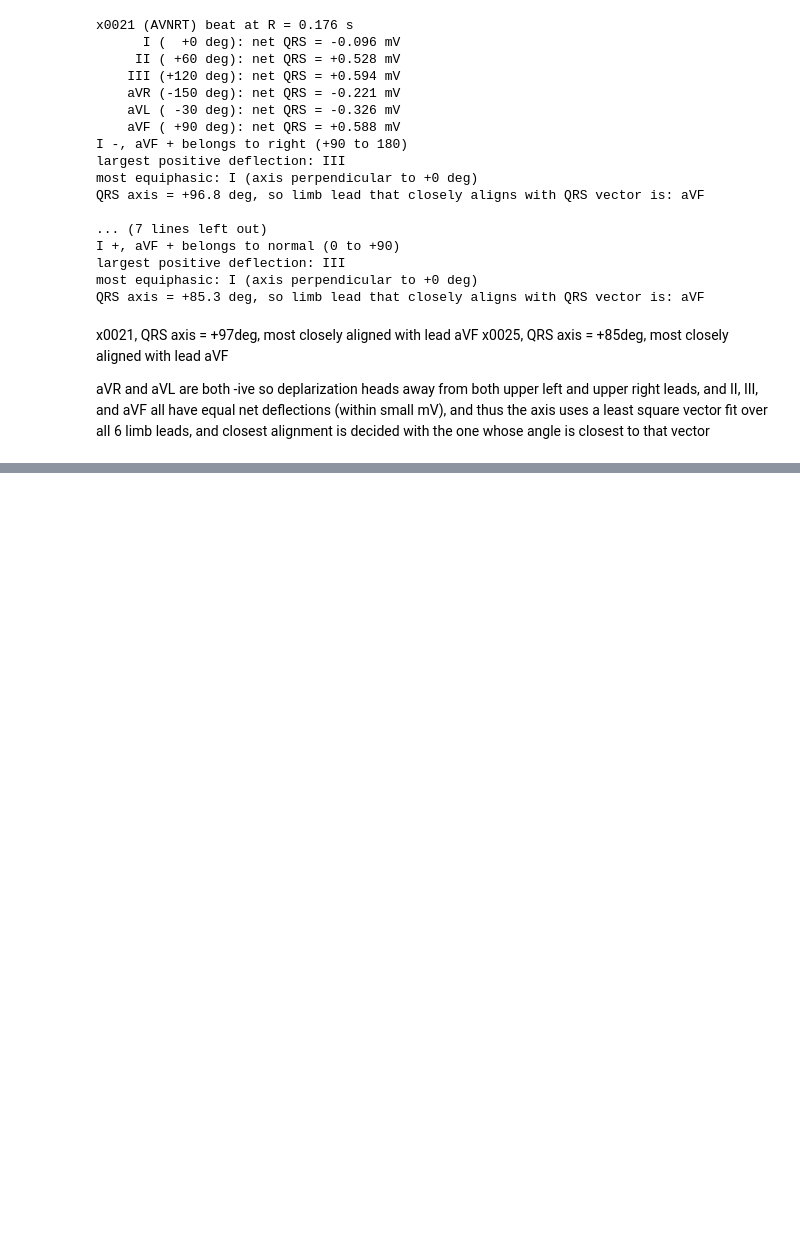
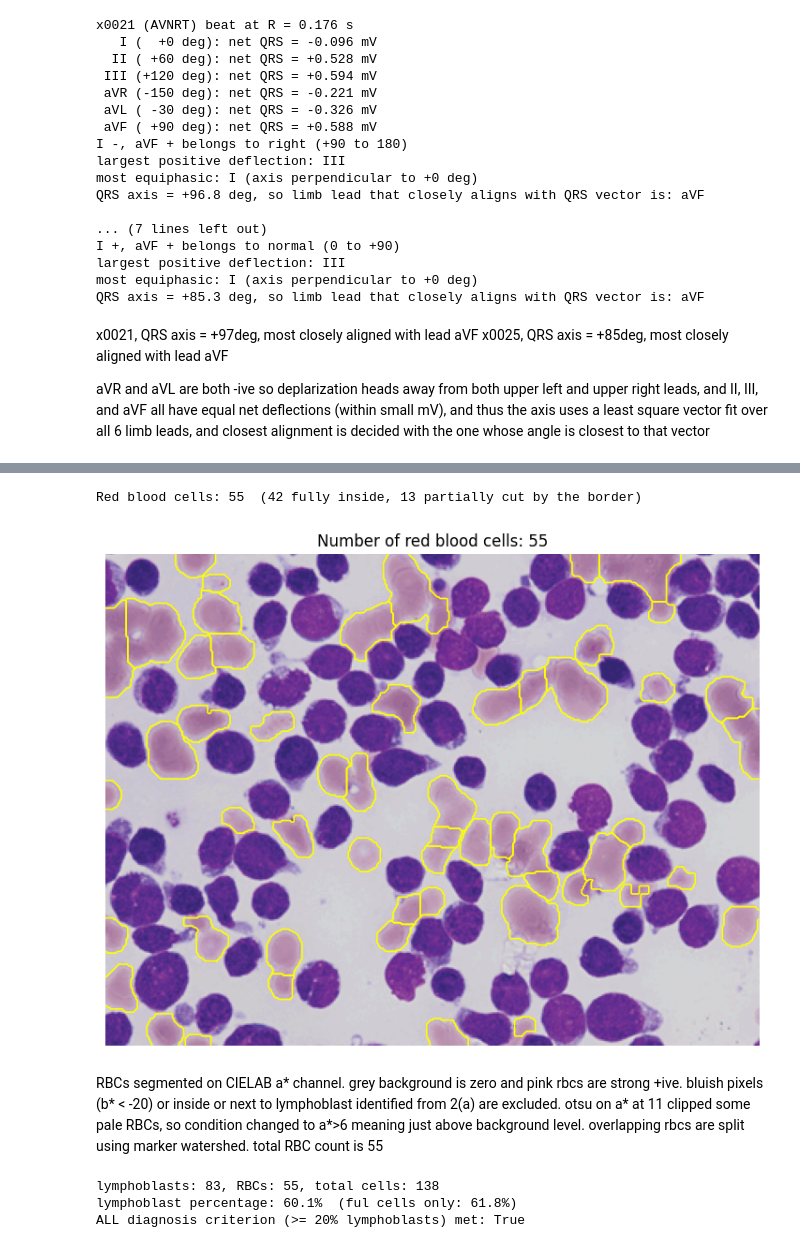
Before and after one commit to g019-expert/BMEN5801_PS1, a Jupyter notebook: BMEN5801_ps1.ipynb, the cells around one changed output, grey strips where cells are left out. Saved outputs shown, nothing was run; the diff lists cells and outputs as text; code cells hidden in the pictures; blank space fills up the shorter version.

```diff
--- a/BMEN5801_ps1.ipynb
+++ b/BMEN5801_ps1.ipynb
@@ -240,0 +298,62 @@ plt.show()
+# %%
+# 2(b)
+# contours around rbcs only and rbc count
+# a*, different colour channel
+
+a_star = lab[..., 1]
+
+# reddish (a* > 6) and not bluish (b* > -20)
+rbc_mask = ((filters.gaussian(a_star, sigma=1) > 6) &
+            (filters.gaussian(b_star, sigma=1) > -20) &
+            ~ndi.binary_dilation(blast_mask, iterations=2)) # not inside or on the rim of a blast
+rbc_mask = ndi.binary_opening(rbc_mask, structure=np.ones((5, 5)))
+rbc_mask = ndi.binary_fill_holes(rbc_mask)
+
+# watershed
+dist = filters.gaussian(ndi.distance_transform_edt(rbc_mask), sigma=1.0)
+# markers allowed down to 5 px apart  (becase overlapping rbcs have centers closer (vs 9 px for the non-overlapping blasts)
+peaks = feature.peak_local_max(dist, min_distance=5, labels=measure.label(rbc_mask),
+                               exclude_border=False)
+markers = np.zeros(rbc_mask.shape, dtype=int)
+markers[tuple(peaks.T)] = np.arange(1, len(peaks) + 1)
+rbc_lbl = segmentation.watershed(-dist, markers, mask=rbc_mask)
+
+# keep/drop fragments (using border rule as 2(a));
+# rbcs partly hidden behind blasts are small, so the interior floor is 25% of the median area
+props = measure.regionprops(rbc_lbl)
+med_area = np.median([p.area for p in props])
+keep = [p.label for p in props
+        if p.area >= 0.25*med_area or (touches_border(p) and p.area >= 0.10*med_area)]
+rbc_lbl = segmentation.relabel_sequential(np.where(np.isin(rbc_lbl, keep), rbc_lbl, 0))[0]
+n_rbc = rbc_lbl.max()
+n_rbc_edge = sum(touches_border(p) for p in measure.regionprops(rbc_lbl))
+
+print(f'Red blood cells: {n_rbc}  ({n_rbc - n_rbc_edge} fully inside, {n_rbc_edge} partially cut by the border)')
+
+fig, ax = plt.subplots(figsize=(9, 7))
+ax.imshow(img)
+for k in range(1, n_rbc + 1):
+    for c in measure.find_contours(rbc_lbl == k, 0.5):
+        ax.plot(c[:, 1], c[:, 0], color='yellow', lw=1.2)
+ax.set_title(f'Number of red blood cells: {n_rbc}')
+ax.axis('off')
+fig.savefig(f'{RESULTS}/p2b_rbc.png', dpi=200, bbox_inches='tight')
+plt.show()
+# %% [output]
+Red blood cells: 55  (42 fully inside, 13 partially cut by the border)
+[figure, added]
+# %% [markdown]
+RBCs segmented on CIELAB a* channel. grey background is zero and pink rbcs are strong +ive. bluish pixels (b* < -20) or inside or next to lymphoblast identified from 2(a) are excluded. otsu on a* at 11 clipped some pale RBCs, so condition changed to a*>6 meaning just above background level. overlapping rbcs are split using marker watershed. total RBC count is 55
+# %%
+# 2(c)
+pct_all = 100 * n_blasts / (n_blasts + n_rbc) # ALL diagnosis
+n_blasts_in, n_rbc_in = n_blasts - n_edge, n_rbc - n_rbc_edge
+pct_in = 100 * n_blasts_in / (n_blasts_in + n_rbc_in)
+
+print(f'lymphoblasts: {n_blasts}, RBCs: {n_rbc}, total cells: {n_blasts + n_rbc}')
+print(f'lymphoblast percentage: {pct_all:.1f}%  (ful cells only: {pct_in:.1f}%)')
+print(f'ALL diagnosis criterion (>= 20% lymphoblasts) met: {pct_all >= 20}')
+# %% [output]
+lymphoblasts: 83, RBCs: 55, total cells: 138
+lymphoblast percentage: 60.1%  (ful cells only: 61.8%)
+ALL diagnosis criterion (>= 20% lymphoblasts) met: True
```
Also changed, not shown: parts of 15 cells of this notebook.
